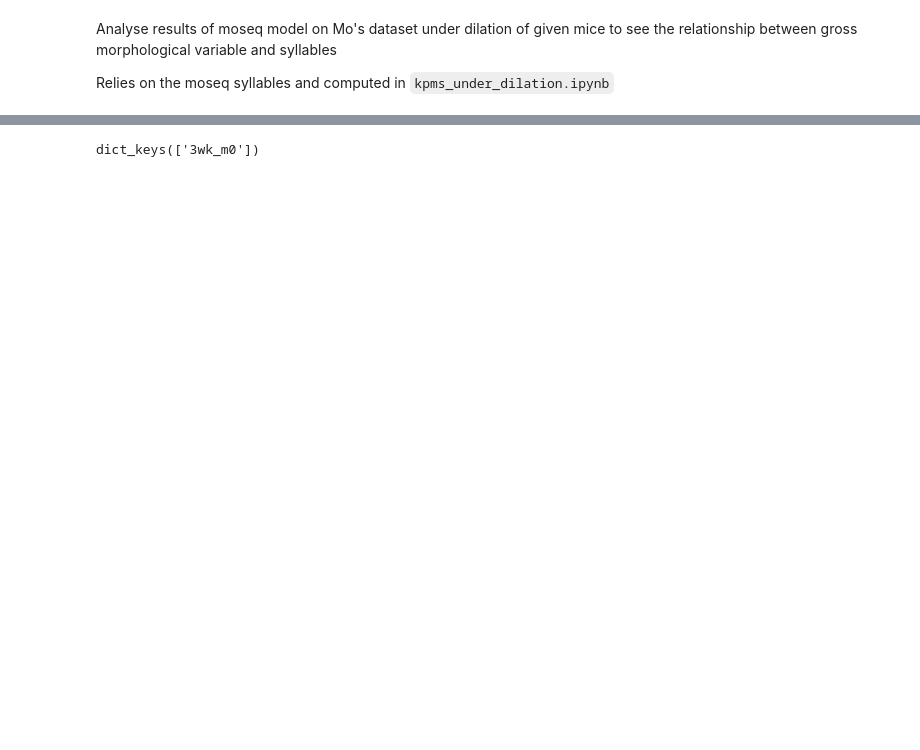
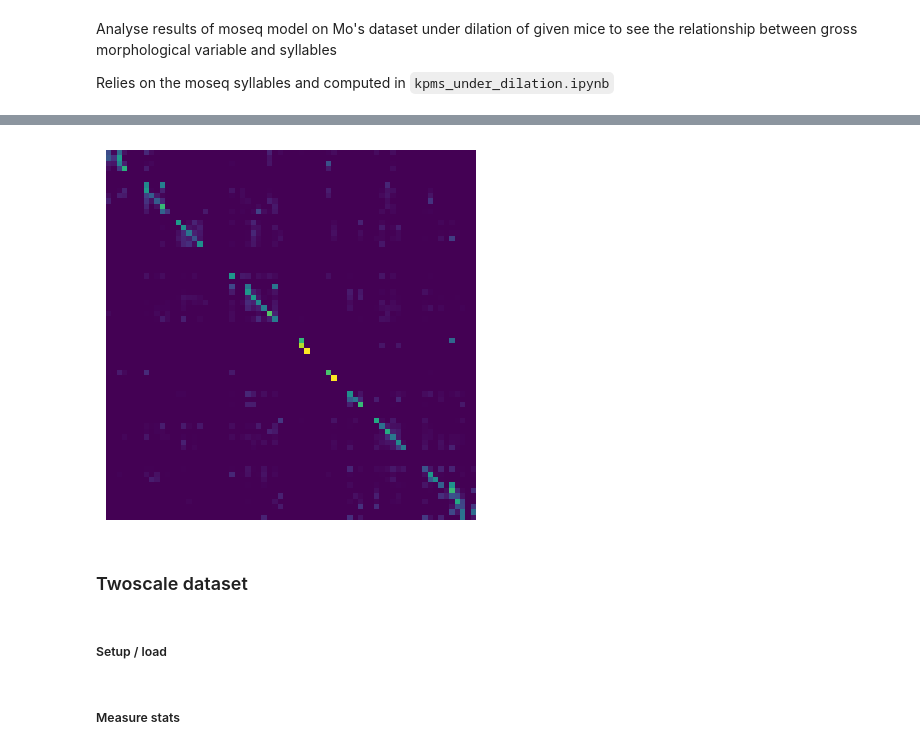
Before and after one commit to kaijfox/kpsn-moseq, a Jupyter notebook: notebooks/kpms_dilation_analysis.ipynb, the cells around one changed output, grey strips where cells are left out. Drawn from its saved outputs; the diff is of its cells as text; code cells hidden in the pictures; blank space fills up the shorter version.

```diff
--- a/notebooks/kpms_dilation_analysis.ipynb
+++ b/notebooks/kpms_dilation_analysis.ipynb
@@ -82,0 +210,20 @@ array([29, 29, 29, ..., 42, 42, 42])
+# %%
+session = '3wk_m0'
+scale_factor = 1.25
+
+from kpsn_moseq_explore import viz
+confusion = viz.confusion.usage_matrix(
+    base_results[session]['syllable'],
+    scaled_results(session, scale_factor)['syllable'],
+    sylls)
+
+fig, ax = plt.subplots()
+ax.imshow(confusion)
+ax.set_axis_off()
+plt.show()
+# %% [output]
+[figure, added]
+# %% [markdown]
+### Twoscale dataset
+# %% [markdown]
+##### Setup / load
@@ -83,5 +243,4 @@ array([29, 29, 29, ..., 42, 42, 42])
 # %%
-scale_factor = 0.75; session = '3wk_m0'
-jl.load(f'{results_dir}/dilation/{session}-f{scale_factor}-results.p').keys()
+results = jl.load(f'{results_dir}/pop-results.p')
-# %% [output]
-dict_keys(['3wk_m0'])
+# %% [markdown]
+##### Measure stats
```
Also changed, not shown: parts of 20 cells of this notebook, 4 other files.
